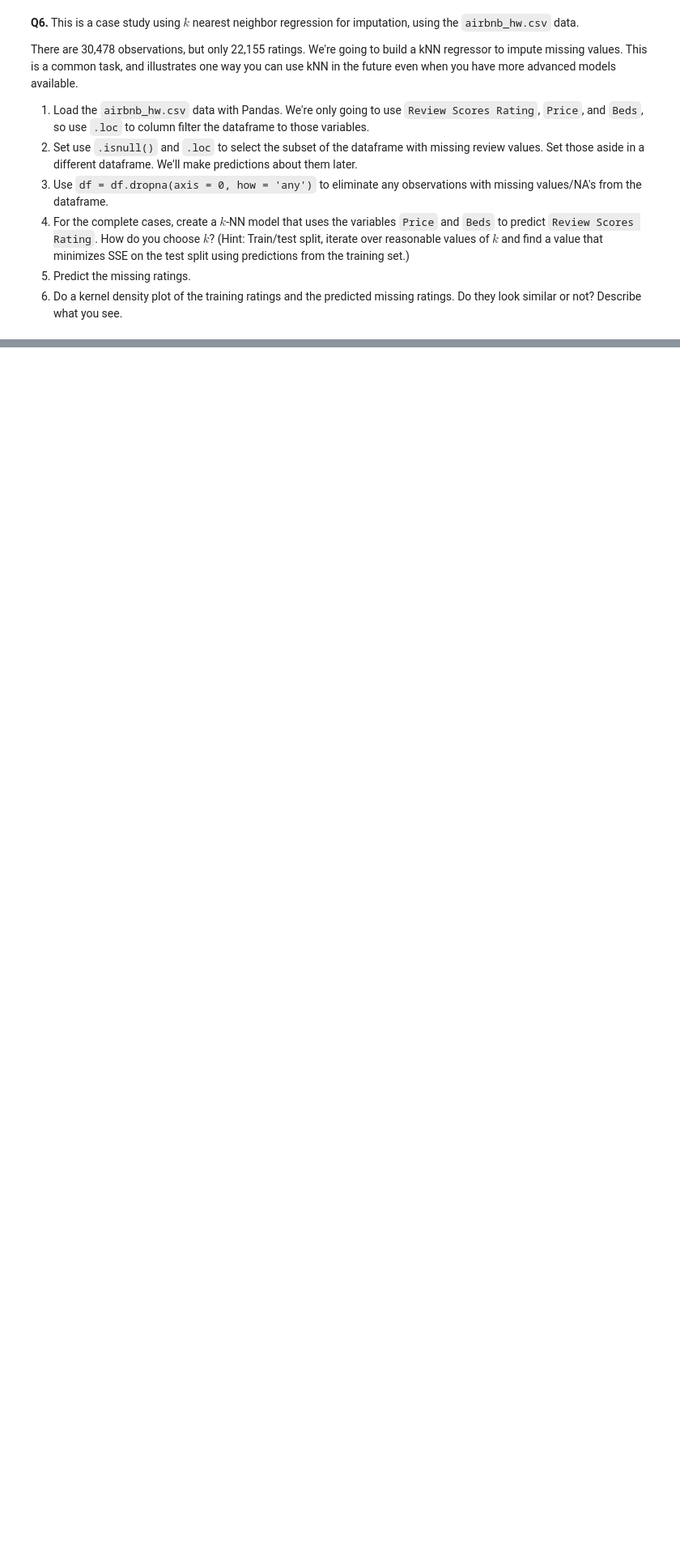
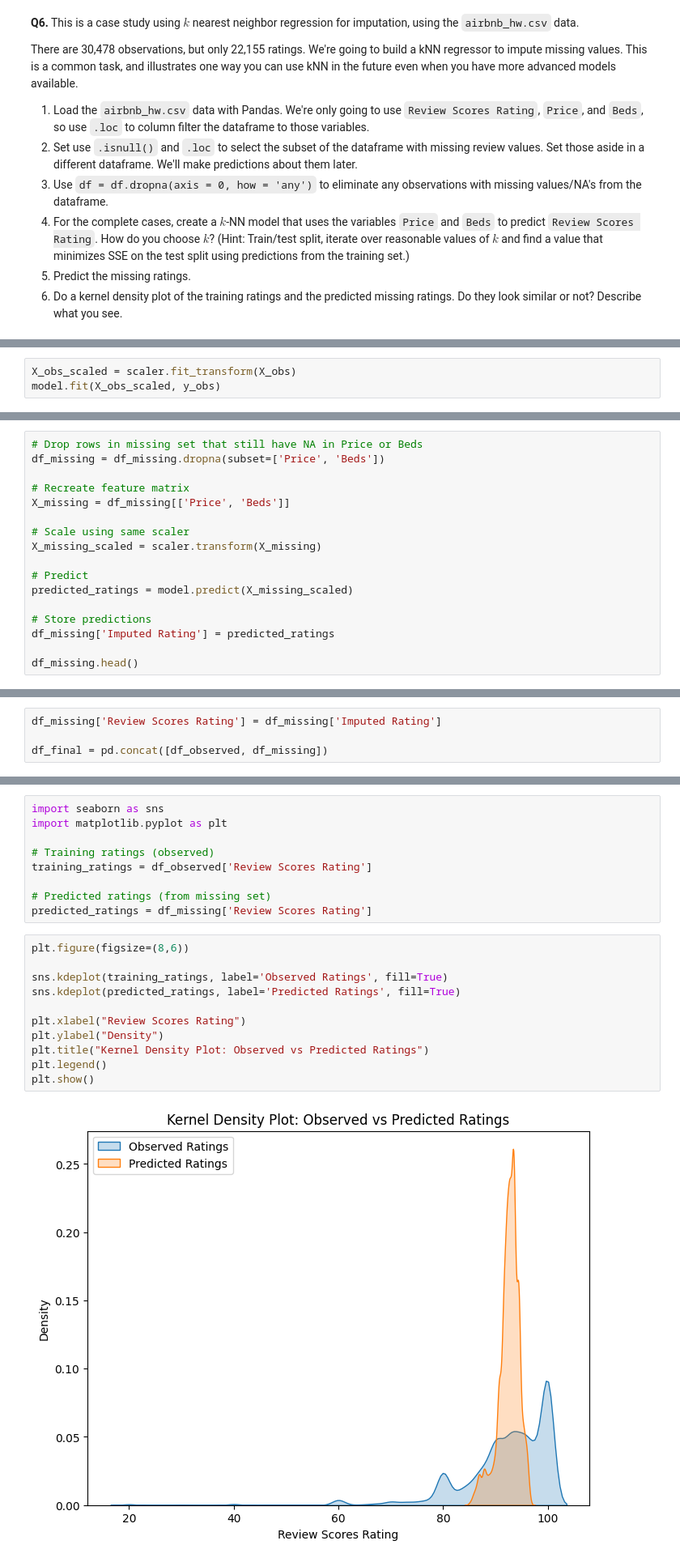
Before and after one commit to richarddo3/undergrad_ml_assignments, a Jupyter notebook: 02_assignment_knn.ipynb, the cells around one changed output, grey strips where cells are left out. Shown at 81% size. Saved outputs shown, nothing was run; the diff lists cells and outputs as text; blank space fills up the shorter version.

```diff
--- a/02_assignment_knn.ipynb
+++ b/02_assignment_knn.ipynb
@@ -135,0 +587,3 @@ OK, those are the data: Labels attached to handwritten digits encoded as a matri
+# %%
+X_obs_scaled = scaler.fit_transform(X_obs)
+model.fit(X_obs_scaled, y_obs)
@@ -135,0 +592,17 @@ OK, those are the data: Labels attached to handwritten digits encoded as a matri
+# %%
+# Drop rows in missing set that still have NA in Price or Beds
+df_missing = df_missing.dropna(subset=['Price', 'Beds'])
+
+# Recreate feature matrix
+X_missing = df_missing[['Price', 'Beds']]
+
+# Scale using same scaler
+X_missing_scaled = scaler.transform(X_missing)
+
+# Predict
+predicted_ratings = model.predict(X_missing_scaled)
+
+# Store predictions
+df_missing['Imputed Rating'] = predicted_ratings
+
+df_missing.head()
@@ -135,0 +616,4 @@ OK, those are the data: Labels attached to handwritten digits encoded as a matri
+# %%
+df_missing['Review Scores Rating'] = df_missing['Imputed Rating']
+
+df_final = pd.concat([df_observed, df_missing])
@@ -135,0 +632,22 @@ OK, those are the data: Labels attached to handwritten digits encoded as a matri
+# %%
+import seaborn as sns
+import matplotlib.pyplot as plt
+
+# Training ratings (observed)
+training_ratings = df_observed['Review Scores Rating']
+
+# Predicted ratings (from missing set)
+predicted_ratings = df_missing['Review Scores Rating']
+# %%
+plt.figure(figsize=(8,6))
+
+sns.kdeplot(training_ratings, label='Observed Ratings', fill=True)
+sns.kdeplot(predicted_ratings, label='Predicted Ratings', fill=True)
+
+plt.xlabel("Review Scores Rating")
+plt.ylabel("Density")
+plt.title("Kernel Density Plot: Observed vs Predicted Ratings")
+plt.legend()
+plt.show()
+# %% [output]
+[figure, added]
```
Also changed, not shown: parts of 54 cells of this notebook.
